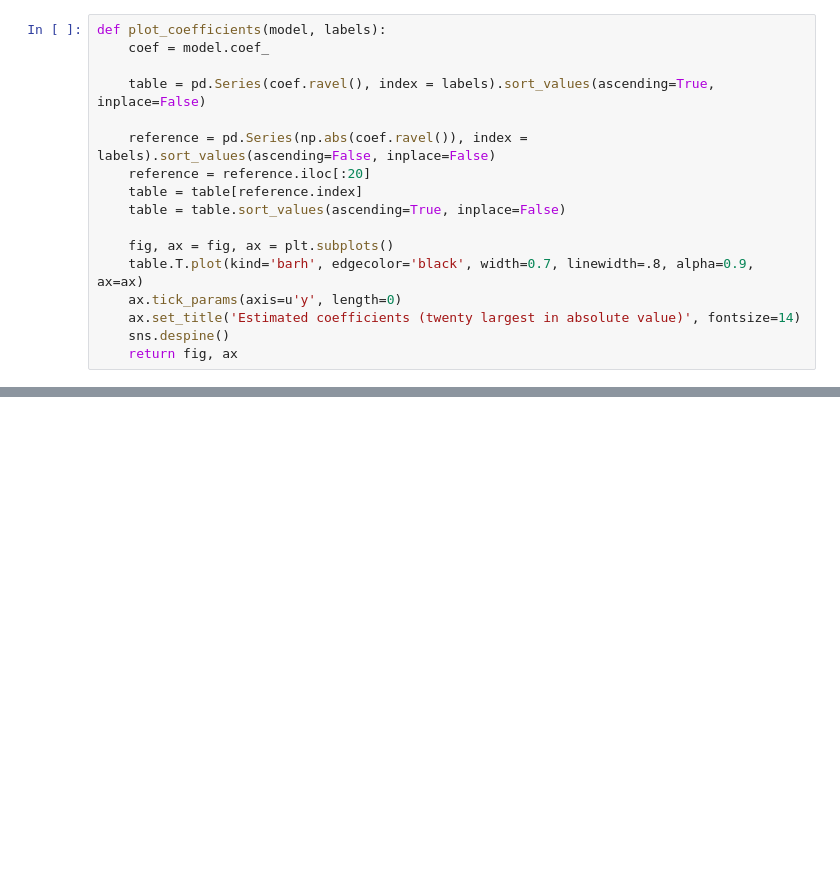
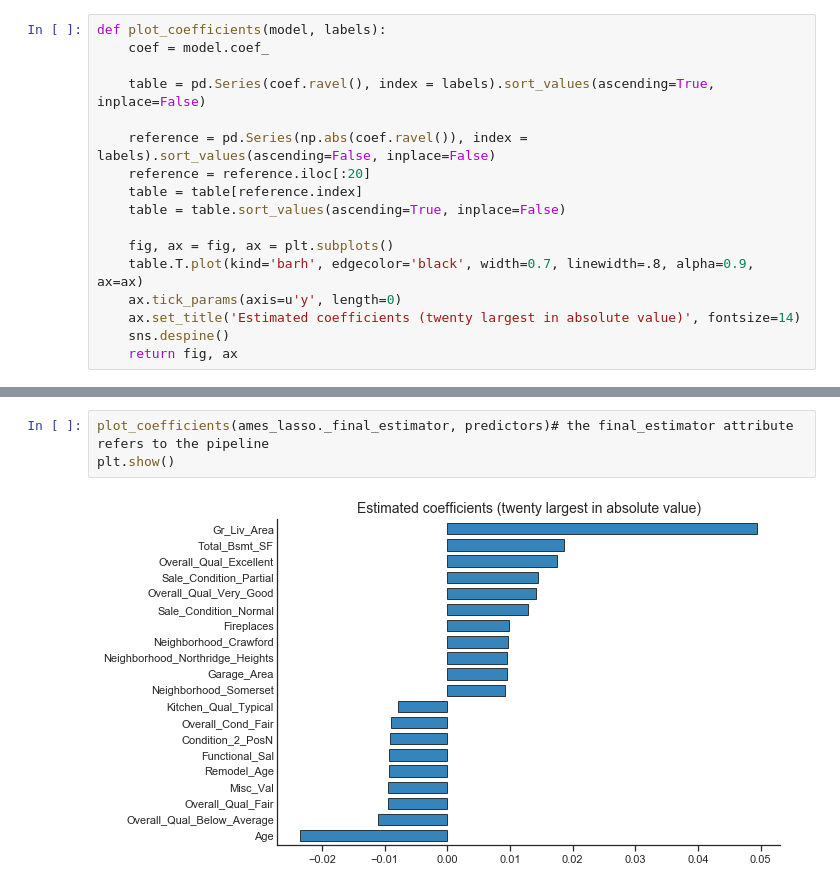
Before and after one commit to marius-mather/lessons-mlpy, a Jupyter notebook: _episodes_python/11-RidgeLassoElasticNet.ipynb, the cells around one changed output, grey strips where cells are left out. Saved outputs shown, nothing was run; the diff lists cells and outputs as text; blank space fills up the shorter version.

```diff
--- a/_episodes_python/11-RidgeLassoElasticNet.ipynb
+++ b/_episodes_python/11-RidgeLassoElasticNet.ipynb
@@ -215,0 +223,5 @@ plt.show()
+# %%
+plot_coefficients(ames_lasso._final_estimator, predictors)# the final_estimator attribute refers to the pipeline
+plt.show()
+# %% [output]
+[figure, added]
```
Also changed, not shown: parts of 11 cells of this notebook.
